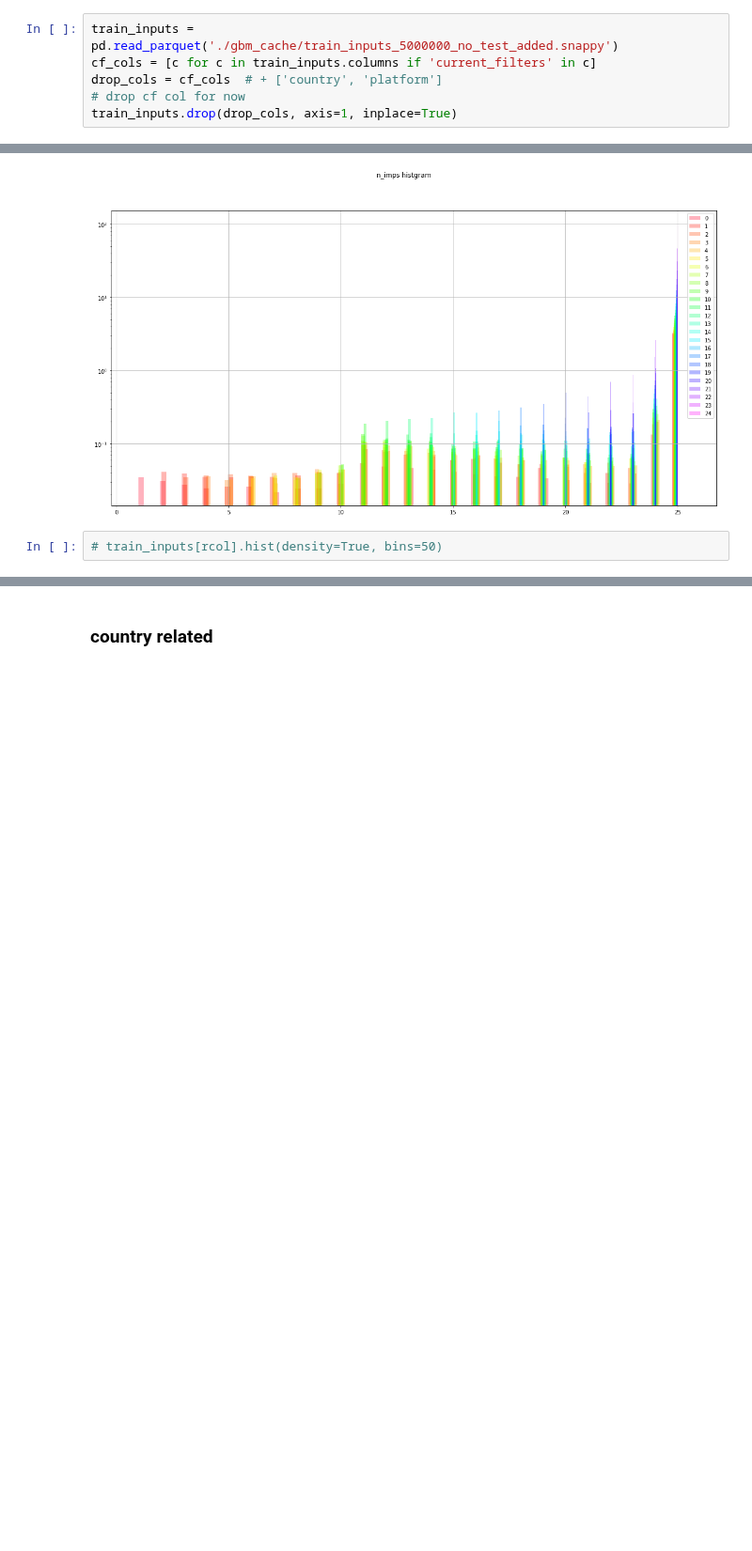
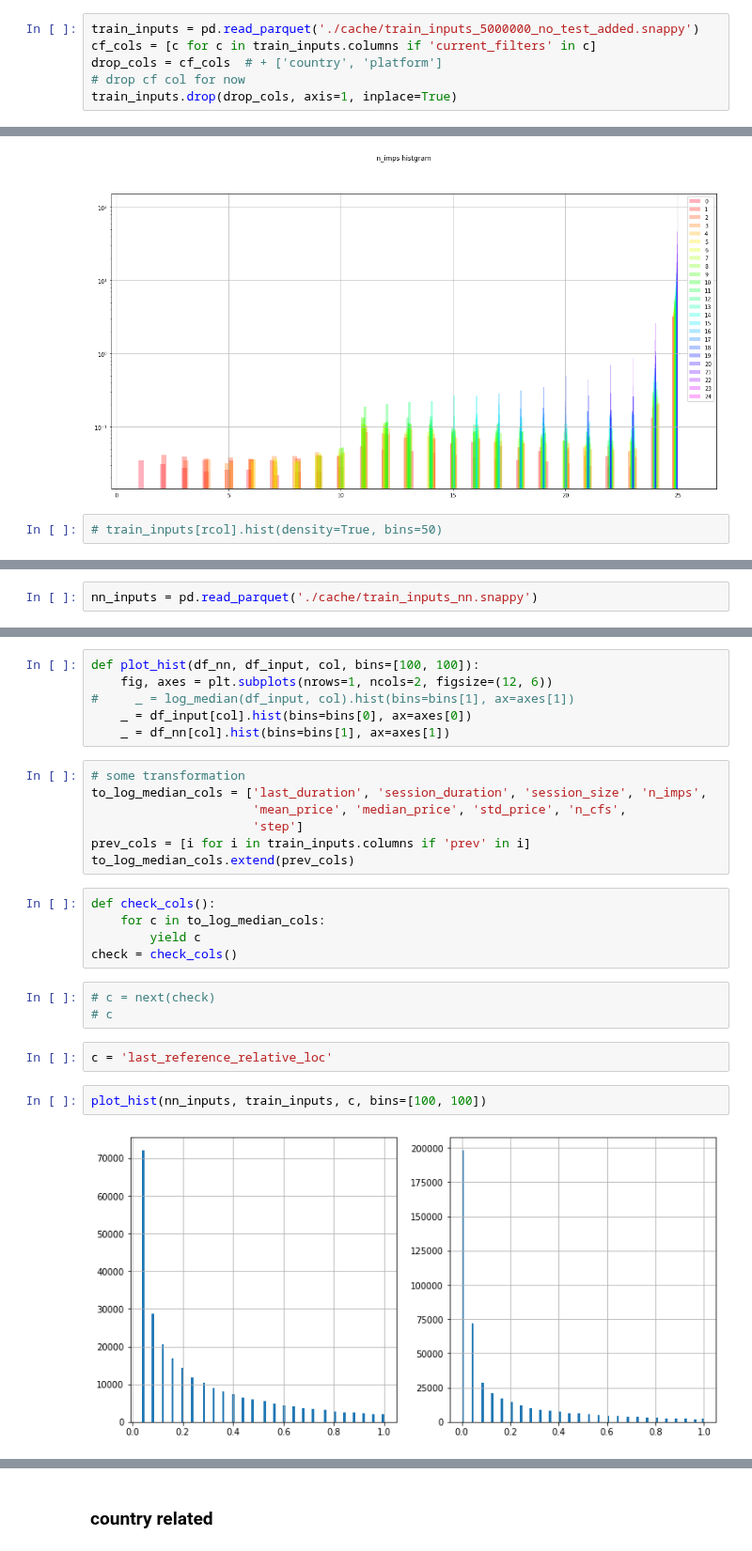
Before and after one commit to samshipengs/naps, a Jupyter notebook: data_checking.ipynb, the cells around one changed output, grey strips where cells are left out. Shown at 94% size. Cells and saved outputs as stored; diff of their text form; blank space fills up the shorter version.

```diff
--- a/data_checking.ipynb
+++ b/data_checking.ipynb
@@ -181,7 +101,7 @@ prev_click_df
 # %% [markdown]
 ### Check feature generations
 # %%
-train_inputs = pd.read_parquet('./gbm_cache/train_inputs_5000000_no_test_added.snappy')
+train_inputs = pd.read_parquet('./cache/train_inputs_5000000_no_test_added.snappy')
 cf_cols = [c for c in train_inputs.columns if 'current_filters' in c]
 drop_cols = cf_cols  # + ['country', 'platform']
 # drop cf col for now
@@ -377,0 +341,2 @@ check_distribution(rcol, bins=100, log=True, density=True, each_class=True)
+# %%
+nn_inputs = pd.read_parquet('./cache/train_inputs_nn.snappy')
@@ -377,0 +368,27 @@ check_distribution(rcol, bins=100, log=True, density=True, each_class=True)
+# %%
+def plot_hist(df_nn, df_input, col, bins=[100, 100]):
+    fig, axes = plt.subplots(nrows=1, ncols=2, figsize=(12, 6))
+#     _ = log_median(df_input, col).hist(bins=bins[1], ax=axes[1])
+    _ = df_input[col].hist(bins=bins[0], ax=axes[0])
+    _ = df_nn[col].hist(bins=bins[1], ax=axes[1])
+# %%
+# some transformation
+to_log_median_cols = ['last_duration', 'session_duration', 'session_size', 'n_imps',
+                      'mean_price', 'median_price', 'std_price', 'n_cfs',
+                      'step']
+prev_cols = [i for i in train_inputs.columns if 'prev' in i]
+to_log_median_cols.extend(prev_cols)
+# %%
+def check_cols():
+    for c in to_log_median_cols:
+        yield c
+check = check_cols()
+# %%
+# c = next(check)
+# c
+# %%
+c = 'last_reference_relative_loc'
+# %%
+plot_hist(nn_inputs, train_inputs, c, bins=[100, 100])
+# %% [output]
+[figure, added]
```
Also changed, not shown: parts of 33 cells of this notebook, 2 other files.
